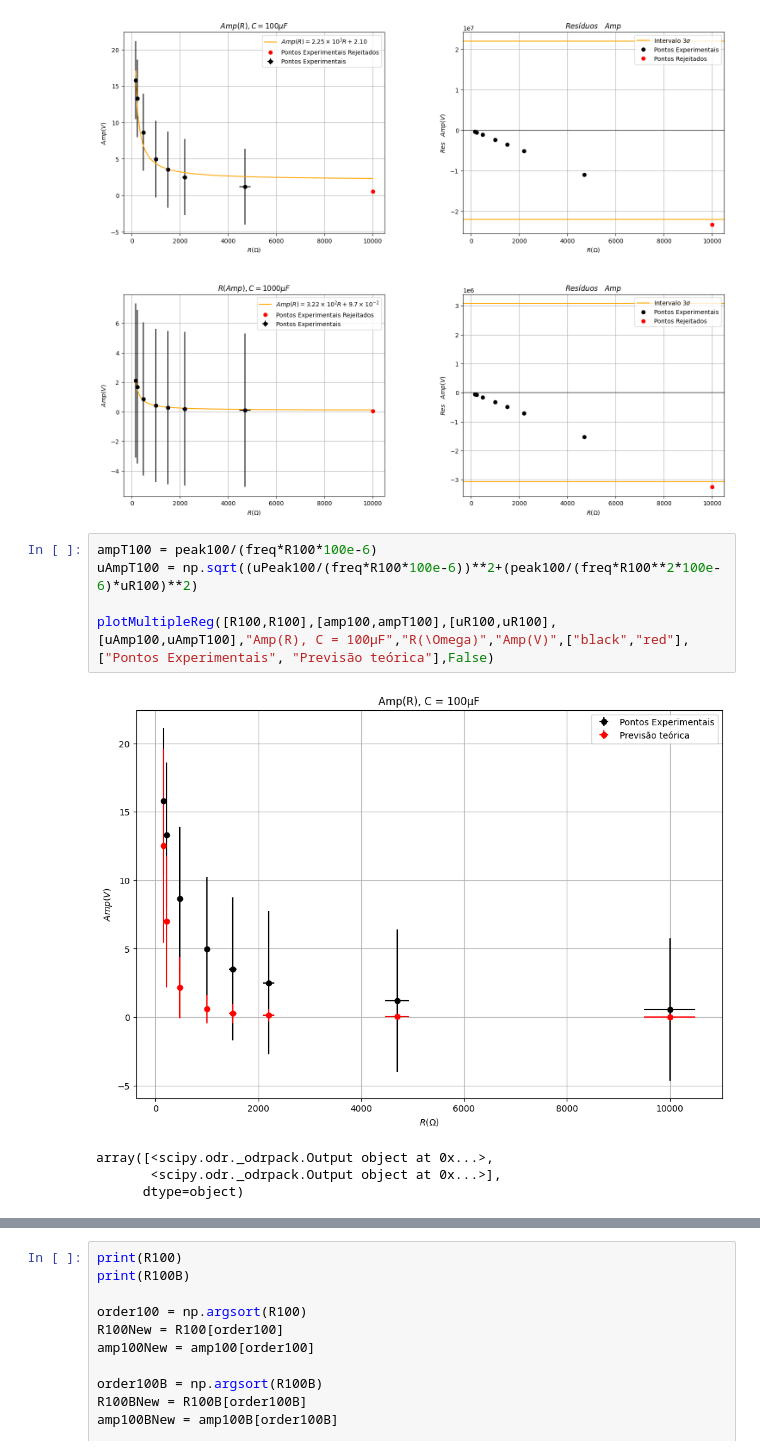
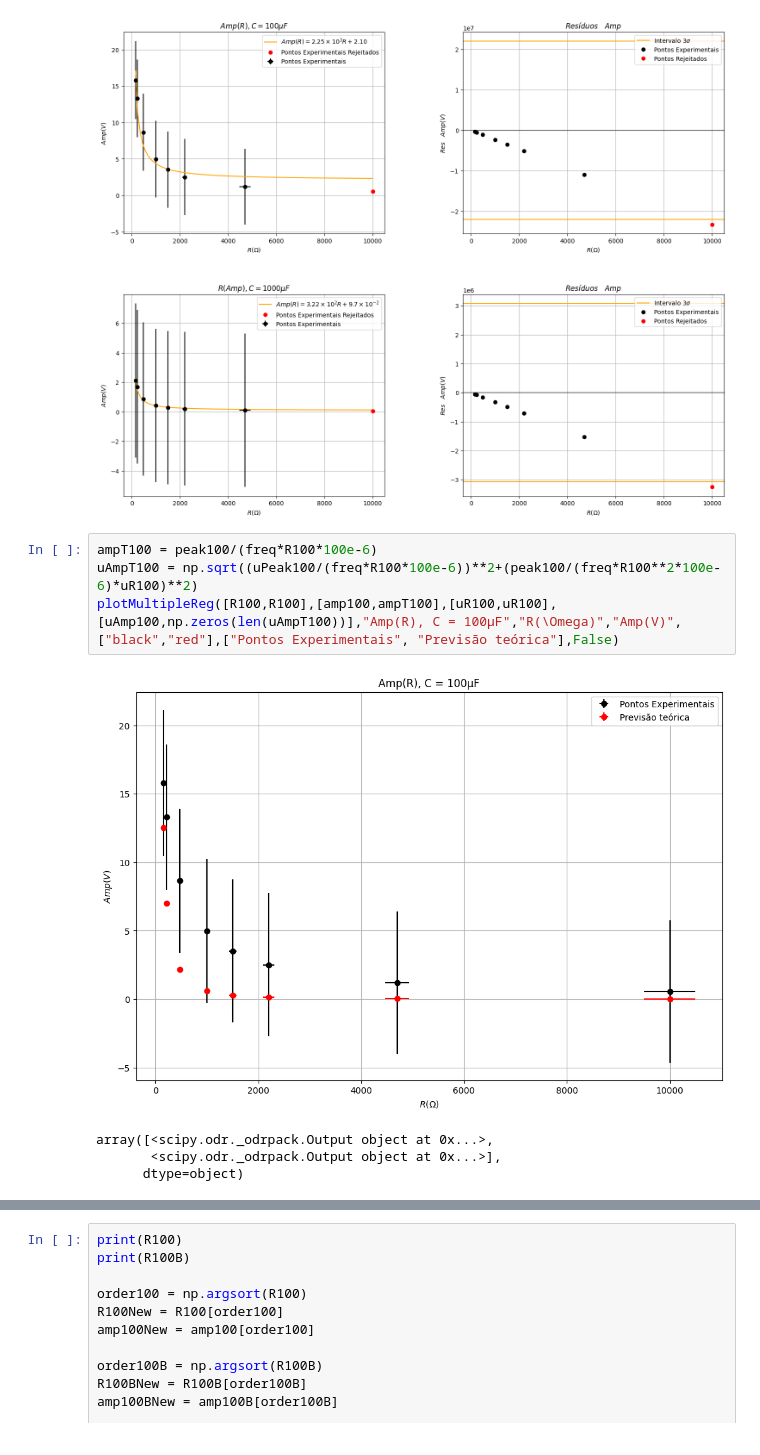
Before and after one commit to tivg0/labs-II, a Jupyter notebook: eletr/semana2/Fontes.ipynb, the cells around one changed output, grey strips where cells are left out. Drawn from its saved outputs; the diff is of its cells as text.

```diff
--- a/eletr/semana2/Fontes.ipynb
+++ b/eletr/semana2/Fontes.ipynb
@@ -58,10 +58,9 @@ adjusts = plotColumnReg([R100,R1000],[amp100,amp1000],[uR100,uR1000],[uAmp100,uA
 # %%
 ampT100 = peak100/(freq*R100*100e-6)
 uAmpT100 = np.sqrt((uPeak100/(freq*R100*100e-6))**2+(peak100/(freq*R100**2*100e-6)*uR100)**2)
-
-plotMultipleReg([R100,R100],[amp100,ampT100],[uR100,uR100],[uAmp100,uAmpT100],"Amp(R), C = 100μF","R(\Omega)","Amp(V)",["black","red"],["Pontos Experimentais", "Previsão teórica"],False)
+plotMultipleReg([R100,R100],[amp100,ampT100],[uR100,uR100],[uAmp100,np.zeros(len(uAmpT100))],"Amp(R), C = 100μF","R(\Omega)","Amp(V)",["black","red"],["Pontos Experimentais", "Previsão teórica"],False)
 # %% [output]
-[figure, old version]
+[figure, new version]
 array([<scipy.odr._odrpack.Output object at 0x...>,
        <scipy.odr._odrpack.Output object at 0x...>],
       dtype=object)
```
Also changed, not shown: parts of 3 cells of this notebook.
